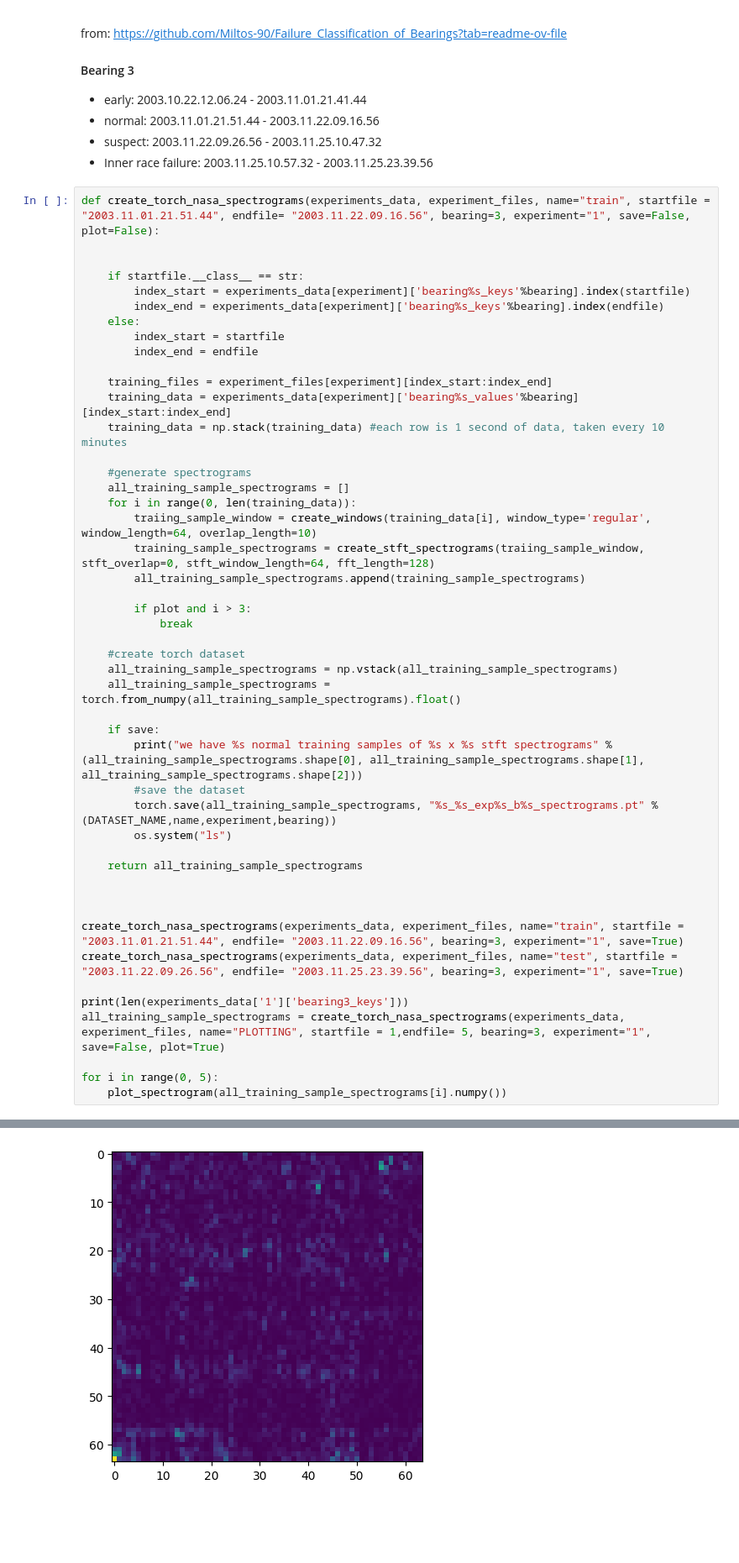
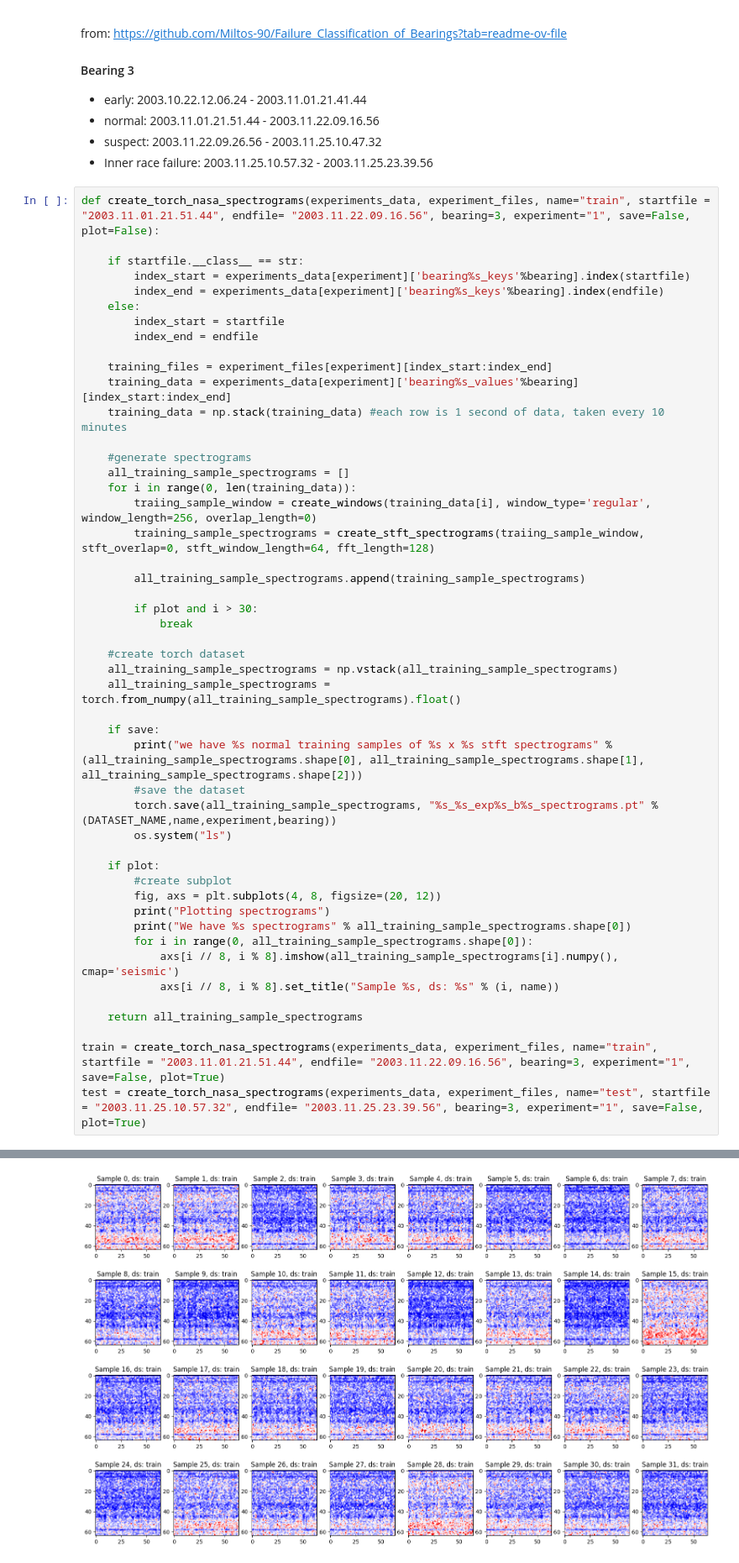
Before and after one commit to bitmorse/bearings-max78000, a Jupyter notebook: make_dataset.ipynb, the cells around one changed output, grey strips where cells are left out. Shown at 84% size. Drawn from its saved outputs; the diff is of its cells as text; blank space fills up the shorter version.

```diff
--- a/make_dataset.ipynb
+++ b/make_dataset.ipynb
@@ -246,7 +209,6 @@ from: https://github.com/Miltos-90/Failure_Classification_of_Bearings?tab=readme
 * Inner race failure: 2003.11.25.10.57.32 - 2003.11.25.23.39.56
 # %%
 def create_torch_nasa_spectrograms(experiments_data, experiment_files, name="train", startfile = "2003.11.01.21.51.44", endfile= "2003.11.22.09.16.56", bearing=3, experiment="1", save=False, plot=False):
-
 
     if startfile.__class__ == str:
         index_start = experiments_data[experiment]['bearing%s_keys'%bearing].index(startfile)
@@ -262,11 +224,12 @@ def create_torch_nasa_spectrograms(experiments_data, experiment_files, name="tra
     #generate spectrograms
     all_training_sample_spectrograms = []
     for i in range(0, len(training_data)):
-        traiing_sample_window = create_windows(training_data[i], window_type='regular', window_length=64, overlap_length=10)
+        traiing_sample_window = create_windows(training_data[i], window_type='regular', window_length=256, overlap_length=0)
         training_sample_spectrograms = create_stft_spectrograms(traiing_sample_window, stft_overlap=0, stft_window_length=64, fft_length=128)
+
         all_training_sample_spectrograms.append(training_sample_spectrograms)
 
-        if plot and i > 3:
+        if plot and i > 30:
             break
 
     #create torch dataset
@@ -279,16 +242,17 @@ def create_torch_nasa_spectrograms(experiments_data, experiment_files, name="tra
         torch.save(all_training_sample_spectrograms, "%s_%s_exp%s_b%s_spectrograms.pt" % (DATASET_NAME,name,experiment,bearing))
         os.system("ls")
 
+    if plot:
+        #create subplot
+        fig, axs = plt.subplots(4, 8, figsize=(20, 12))
+        print("Plotting spectrograms")
+        print("We have %s spectrograms" % all_training_sample_spectrograms.shape[0])
+        for i in range(0, all_training_sample_spectrograms.shape[0]):
+            axs[i // 8, i % 8].imshow(all_training_sample_spectrograms[i].numpy(), cmap='seismic')
+            axs[i // 8, i % 8].set_title("Sample %s, ds: %s" % (i, name))
+
     return all_training_sample_spectrograms
 
-
-
-create_torch_nasa_spectrograms(experiments_data, experiment_files, name="train", startfile = "2003.11.01.21.51.44", endfile= "2003.11.22.09.16.56", bearing=3, experiment="1", save=True)
-create_torch_nasa_spectrograms(experiments_data, experiment_files, name="test", startfile = "2003.11.22.09.26.56", endfile= "2003.11.25.23.39.56", bearing=3, experiment="1", save=True)
-
-print(len(experiments_data['1']['bearing3_keys']))
-all_training_sample_spectrograms = create_torch_nasa_spectrograms(experiments_data, experiment_files, name="PLOTTING", startfile = 1,endfile= 5, bearing=3, experiment="1", save=False, plot=True)
-
-for i in range(0, 5):
-    plot_spectrogram(all_training_sample_spectrograms[i].numpy())
+train = create_torch_nasa_spectrograms(experiments_data, experiment_files, name="train", startfile = "2003.11.01.21.51.44", endfile= "2003.11.22.09.16.56", bearing=3, experiment="1", save=False, plot=True)
+test = create_torch_nasa_spectrograms(experiments_data, experiment_files, name="test", startfile = "2003.11.25.10.57.32", endfile= "2003.11.25.23.39.56", bearing=3, experiment="1", save=False, plot=True)
 # %% [output]
@@ -315 +263 @@ Readme Document for IMS Bearing Data.pdf
-[figure, old version]
+[figure, new version]
```
Also changed, not shown: parts of 5 cells of this notebook, 2 other files.
